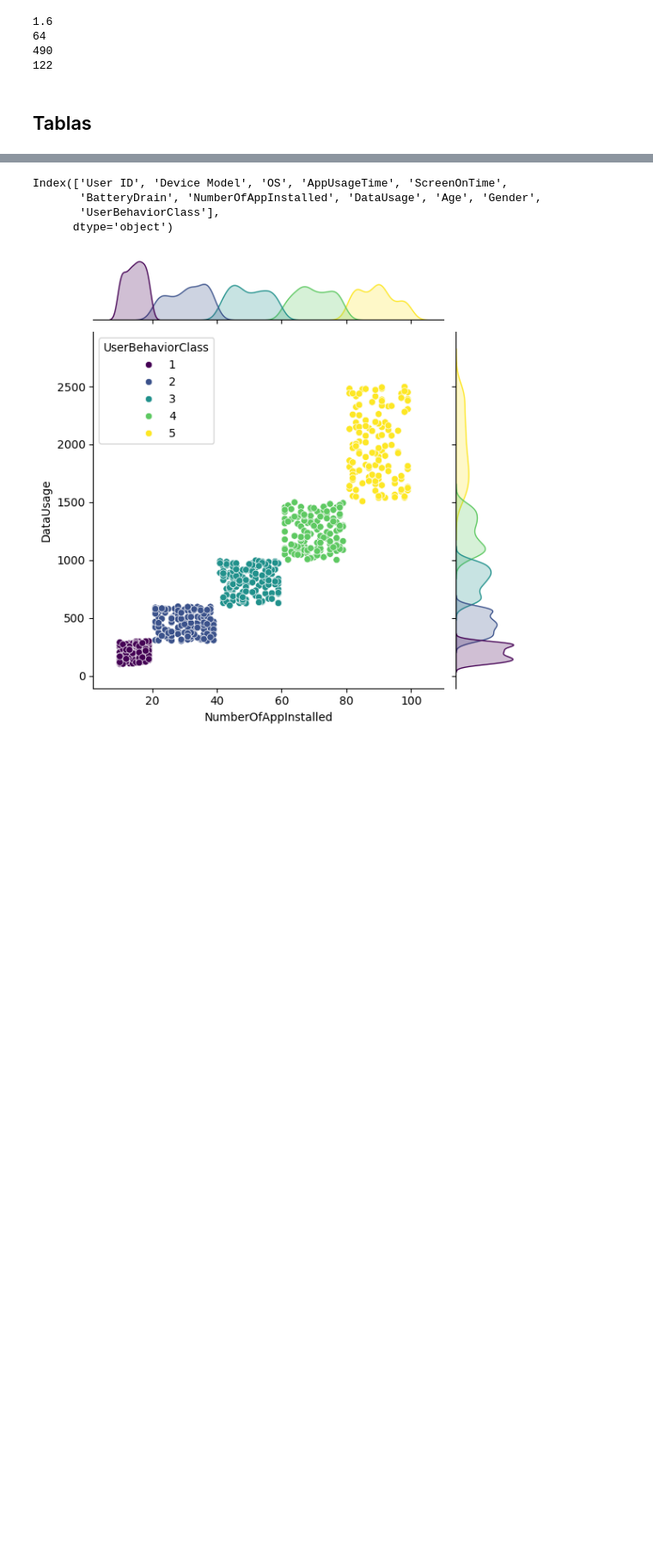
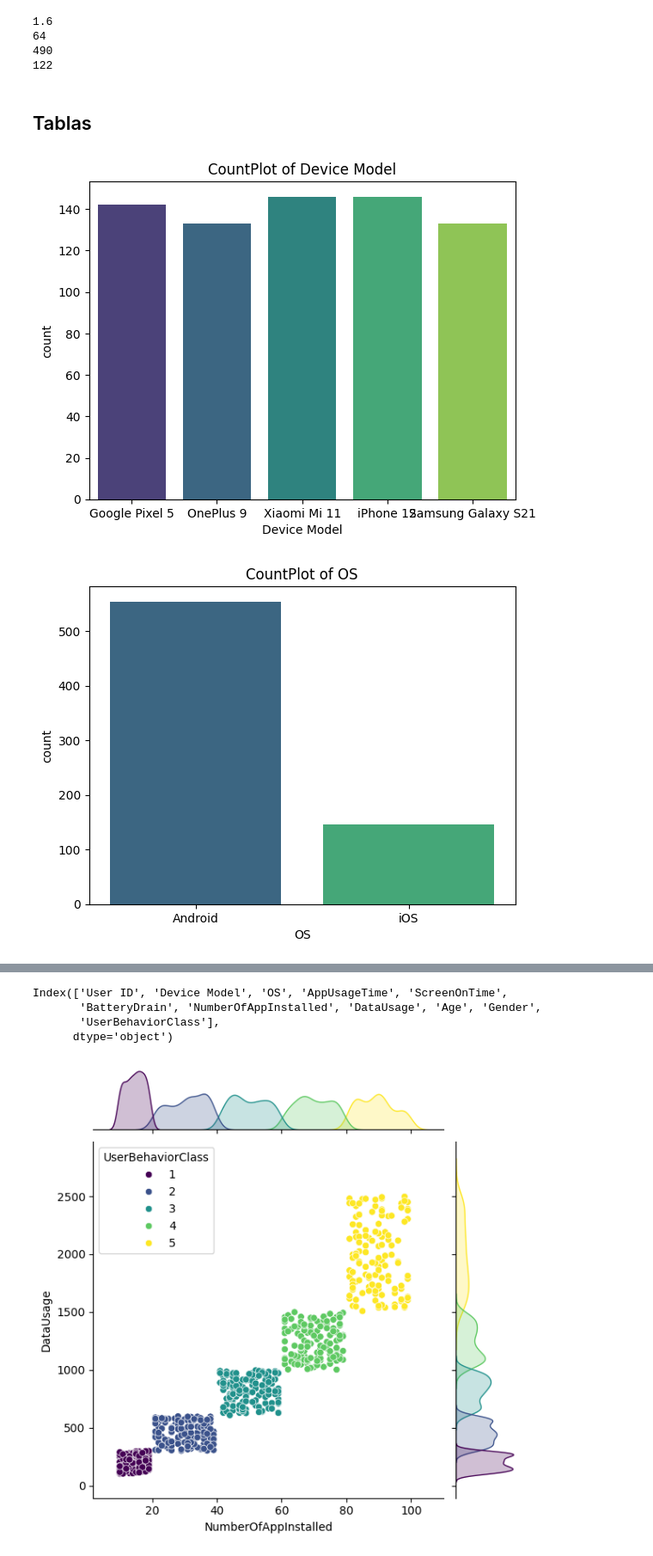
Before and after one commit to A01749694/AnalisisDatos, a Jupyter notebook: analisisDatos.ipynb, the cells around one changed output, grey strips where cells are left out. Shown: that part at 86% size. Drawn from its saved outputs; the diff is of its cells as text; code cells hidden in the pictures; blank space fills up the shorter version.

```diff
--- a/analisisDatos.ipynb
+++ b/analisisDatos.ipynb
@@ -79,3 +79,11 @@ print(moda_usoDatos)
 122
 # %% [markdown]
 ## Tablas
+# %%
+for column in df.select_dtypes('object').columns:
+    sns.countplot(df, x = column, hue = column, palette = 'viridis')
+    plt.title(f'CountPlot of {column}')
+    plt.show()
+# %% [output]
+[figure, added]
+[figure, added]
```
Also changed, not shown: parts of 1 cell of this notebook, 1 other file.
